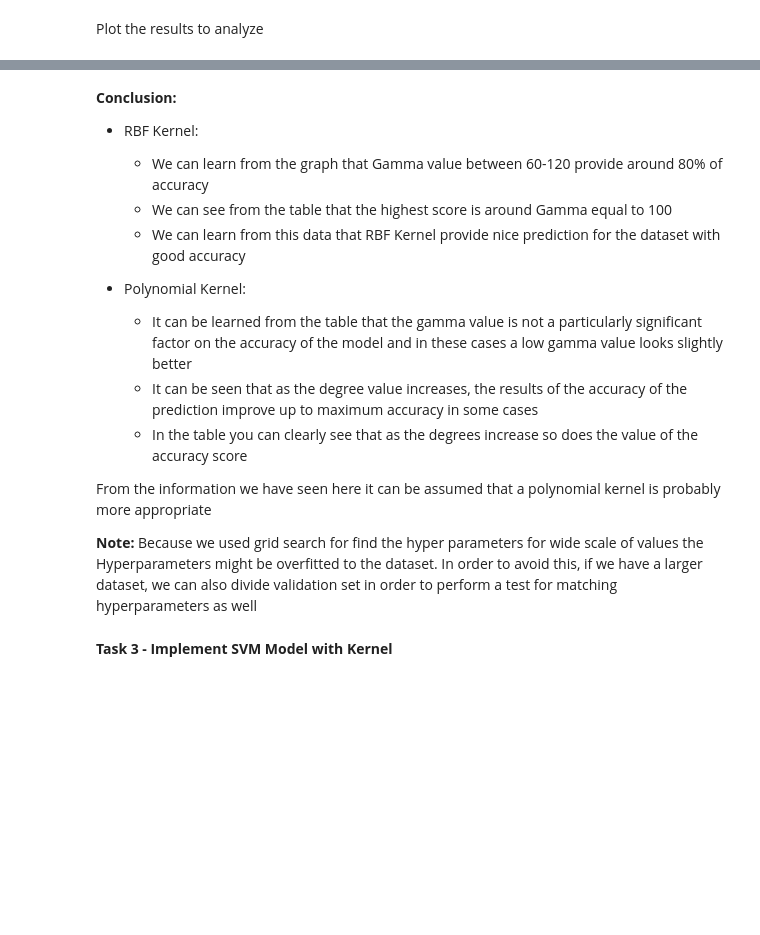
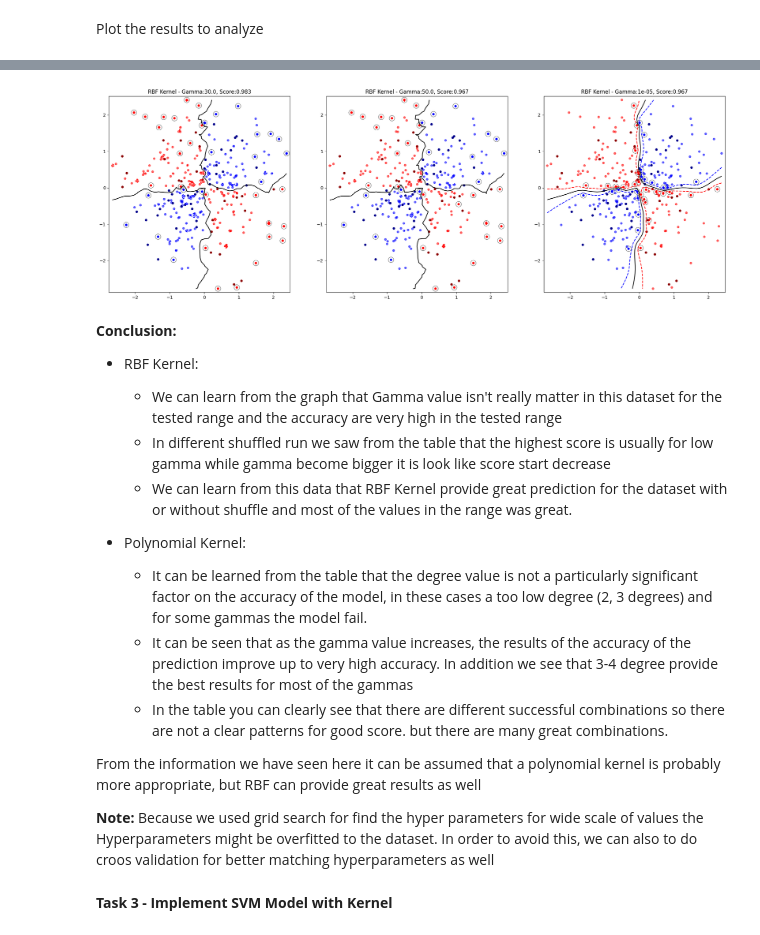
Before and after one commit to OmerKriger/IntroMachineLearning-SVM, a Jupyter notebook: HomeAssignment4 - Code.ipynb, the cells around one changed output, grey strips where cells are left out. Saved outputs shown, nothing was run; the diff lists cells and outputs as text; code cells hidden in the pictures; blank space fills up the shorter version.

```diff
--- a/HomeAssignment4 - Code.ipynb
+++ b/HomeAssignment4 - Code.ipynb
@@ -362,21 +395,61 @@ The Top 15 Scores In Polynomial Kernel:
+# %%
+# Plot 3 Different parameters for polynomial kernel - Show K support vectors
+
+def plotting_wrapper_rbf(row,axis,k=15):
+    gamma = row['Gamma']
+    score = row['Accuracy']
+    alpha = svm_dual_kernel(X_trn, y_trn, RBF_kernel, gamma)
+    top_indices = np.argsort(alpha)[-k:] # sort the values and take top k alphas
+    lowest_top_values = alpha[top_indices][1] # lowest value in the top K
+    plot_classifier_kernel(alpha, X_trn, y_trn, RBF_kernel, gamma,
+                           X_tst=X_tst,y_tst=y_tst, s_point=20,s_circule=150,threshold=lowest_top_values,
+                           title=f'RBF Kernel - Gamma:{gamma}, Score:{score:.3f}',
+                           pltAxis=axis)
+
+
+K_plots = 3  # set number of samples
+k_sv = 40 # show the most 20 significant sv
+
+# pick up 3 samples from results first middle last
+
+num_rows = len(rbf_data) # Get the number of rows in the DataFrame
+middle_index = num_rows // 2  # Floor division to get the middle index
+end_index = num_rows - 1  # Index of the last row
+
+thresholds = [1,1e-07,1e-16] # threshold for most
+
+# Select the desired rows
+selected_rows = rbf_data.sort_values(by=['Accuracy','Gamma'],ascending=False).iloc[[0,middle_index, end_index]].reset_index()
+
+fig, axis = plt.subplots(1, K_plots, figsize=(25, 8))  # create sub plots
+fig.subplots_adjust(wspace=0.2)
+for idx, row in selected_rows.iterrows():
+    plotting_wrapper_rbf(row, axis[idx],k_sv)
+
+plt.show()
+# %% [output]
+[figure, added]
 # %% [markdown]
 **Conclusion:**
 - RBF Kernel:
-    - We can learn from the graph that Gamma value between 60-120 provide around 80% of accuracy
-    - We can see from the table that the highest score is around Gamma equal to 100
-    - We can learn from this data that RBF Kernel provide nice prediction for the dataset with good accuracy
+    - We can learn from the graph that Gamma value isn't really matter in this dataset for the tested range and the accuracy are very high in the tested range
+    - In different shuffled run we saw from the table that the highest score is usually for low gamma while gamma become bigger it is look like score start decrease
+    - We can learn from this data that RBF Kernel provide great prediction for the dataset with or without shuffle and most of the values in the range was great.
 
 - Polynomial Kernel:
-    - It can be learned from the table that the gamma value is not a particularly significant factor on the accuracy of the model and in these cases a low gamma value looks slightly better
-    - It can be seen that as the degree value increases, the results of the accuracy of the prediction improve up to maximum accuracy in some cases
-    - In the table you can clearly see that as the degrees increase so does the value of the accuracy score
+    - It can be learned from the table that the degree value is not a particularly significant factor on the accuracy of the model,
+    in these cases a too low degree (2, 3 degrees) and for some gammas the model fail.
+    - It can be seen that as the gamma value increases, the results of the accuracy of the prediction improve up to very high accuracy.
+    In addition we see that 3-4 degree provide the best results for most of the gammas
+    - In the table you can clearly see that there are different successful combinations so there are not a clear patterns for good score.
+    but there are many great combinations.
 
-From the information we have seen here it can be assumed that a polynomial kernel is probably more appropriate
+From the information we have seen here it can be assumed that a polynomial kernel is probably more appropriate, but RBF can provide great results as well
 
 **Note:**
 Because we used grid search for find the hyper parameters for wide scale of values
 the Hyperparameters might be overfitted to the dataset.
-In order to avoid this, if we have a larger dataset, we can also divide validation set in order to perform a test for matching hyperparameters as well
+In order to avoid this, we can also to do croos validation for better matching hyperparameters as well
 # %% [markdown]
 **Task 3 - Implement SVM Model with Kernel**
 # %%
```
Also changed, not shown: parts of 22 cells of this notebook, 1 other file.
